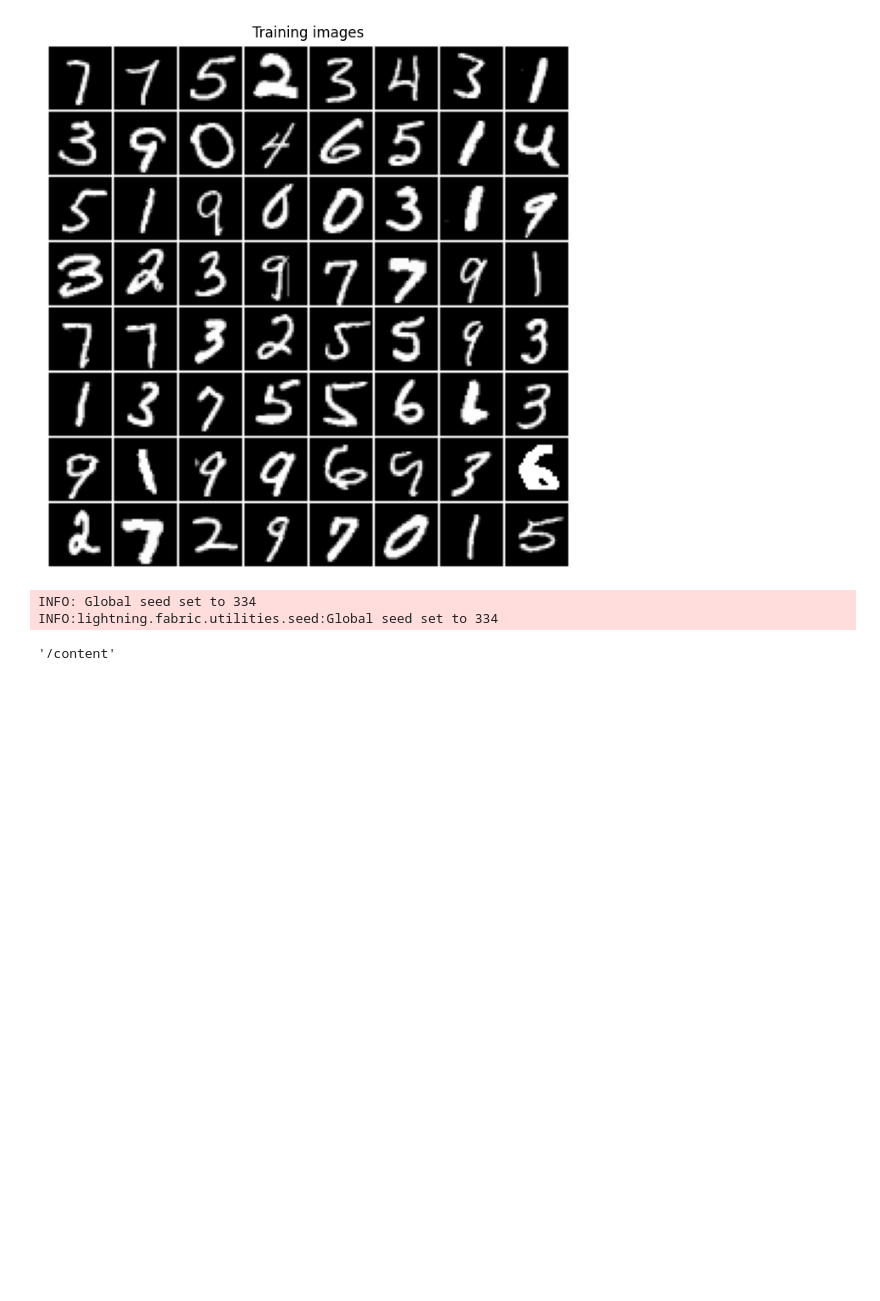
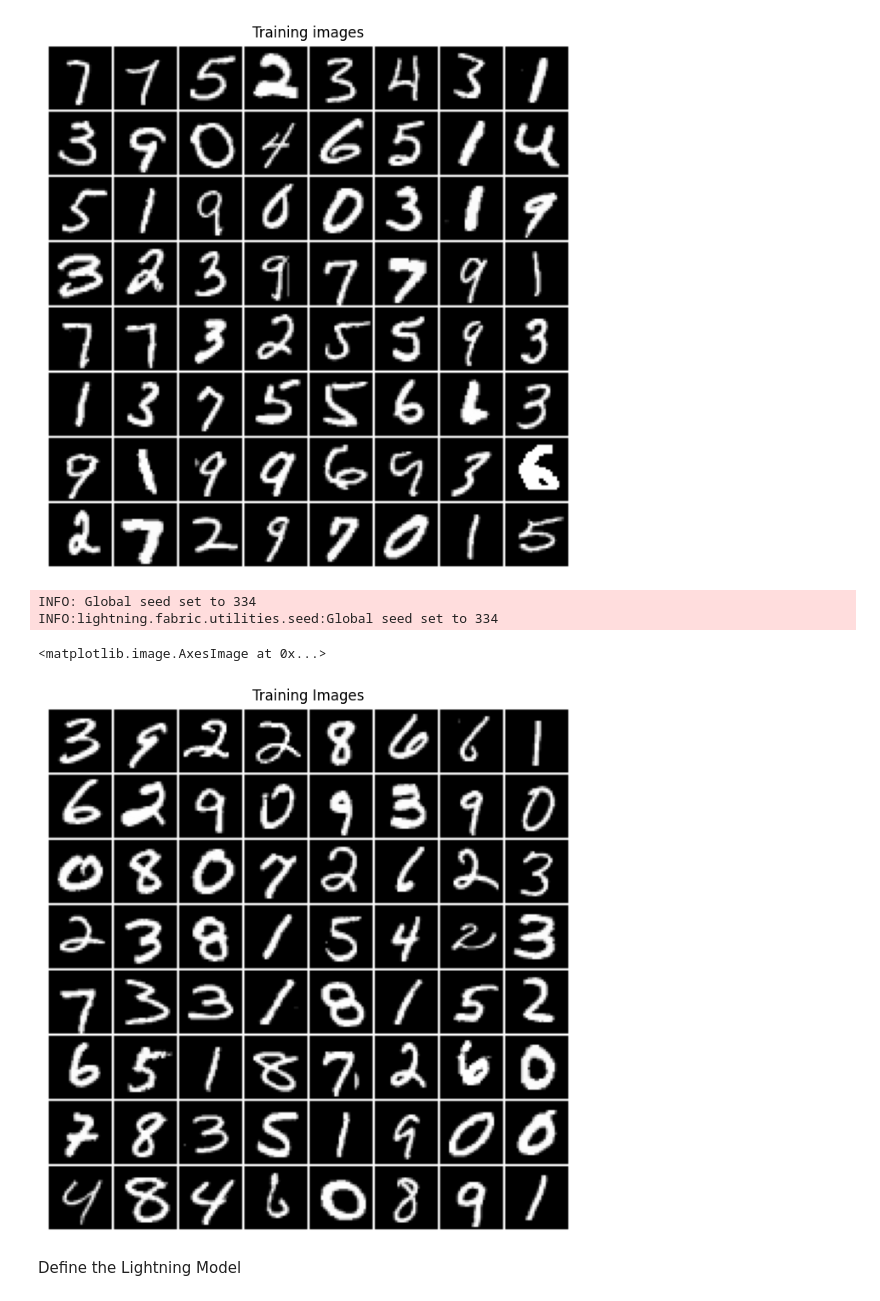
Before and after one commit to ARKA1112/dl-fundamentals, a Jupyter notebook: self7.4part2.ipynb, the cells around one changed output. Drawn from its saved outputs; the diff is of its cells as text; code cells hidden in the pictures; blank space fills up the shorter version.

```diff
--- a/self7.4part2.ipynb
+++ b/self7.4part2.ipynb
@@ -95,14 +94,14 @@ class MnistDataModule(L.LightningDataModule):
 
     self.train, self.val = random_split(train, lengths=[55000,5000])
 
-    def train_loader(self):
-      return DataLoader(dataset=self.train, batch_size = self.batch_size, drop_last=True,shuffle=True,num_workers=self.num_workers)
+  def train_dataloader(self):
+      return DataLoader(dataset=self.train, batch_size = 64, drop_last=True,shuffle=True,num_workers=self.num_workers)
 
-    def val_loader(self):
-      return DataLoader(dataset = self.val, batch_size = self.batch_size, drop_last=False, shuffle=False, num_workers=self.num_workers)
+  def val_dataloader(self):
+      return DataLoader(dataset = self.val, batch_size = 64, drop_last=False, shuffle=False, num_workers=self.num_workers)
 
-    def test_loader(self):
-      return DataLoader(dataset = self.test, batch_size = self.batch_size, drop_last=False, shuffle=False, num_workers=self.num_workers)
+  def test_dataloader(self):
+      return DataLoader(dataset = self.test, batch_size = 64, drop_last=False, shuffle=False, num_workers=self.num_workers)
 # %%
 # Now setup and prepare the data in one step
 
@@ -115,5 +114,19 @@ dm.setup()
 INFO: Global seed set to 334
 INFO:lightning.fabric.utilities.seed:Global seed set to 334
 # %%
+for images, labels in  dm.train_dataloader():
+  break
+
+plt.figure(figsize=(8,8))
+plt.axis('off')
+plt.title('Training Images')
+plt.imshow(np.transpose(torchvision.utils.make_grid(
+    images[:64],
+    padding=1,
+    pad_value=1.0,
+    normalize=True),
+    (1,2,0)
+))
 # %% [output]
-'/content'
+<matplotlib.image.AxesImage at 0x...>
+[figure, added]
@@ -119,0 +198,2 @@ INFO:lightning.fabric.utilities.seed:Global seed set to 334
+# %% [markdown]
+Define the Lightning Model
```
Also changed, not shown: parts of 9 cells of this notebook.
